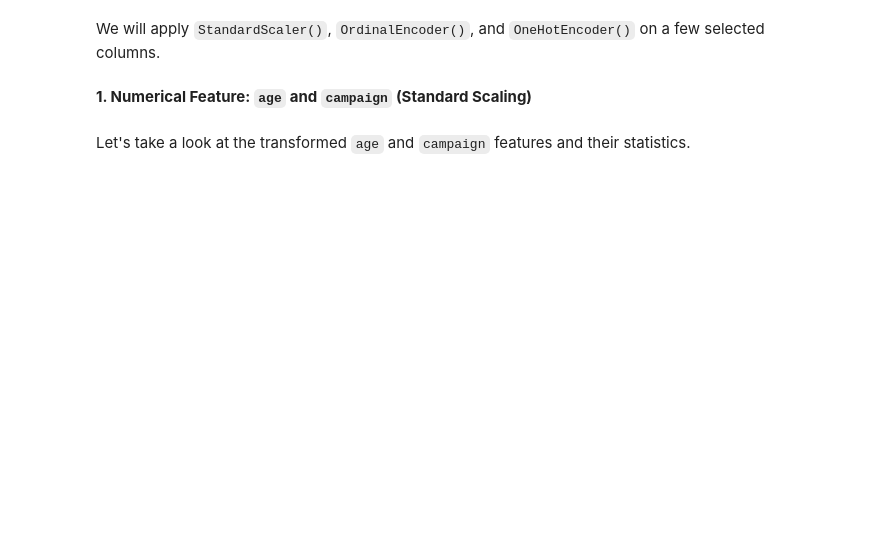
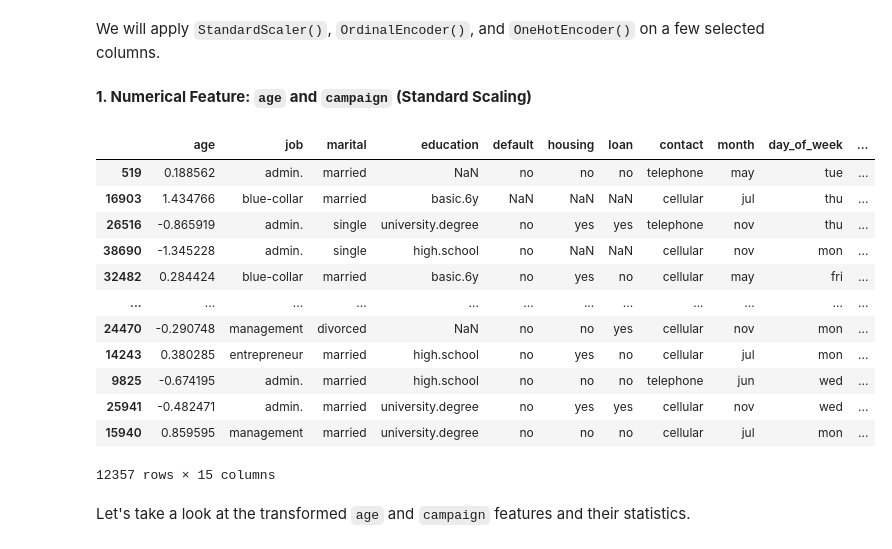
Before and after one commit to AthithepSuksupsri/229352_Stat-learning-for-data-sci, a Jupyter notebook: Lab02_Data_Preprocessing.ipynb, the cells around one changed output. Saved outputs shown, nothing was run; the diff lists cells and outputs as text; code cells hidden in the pictures; blank space fills up the shorter version.

```diff
--- a/Lab02_Data_Preprocessing.ipynb
+++ b/Lab02_Data_Preprocessing.ipynb
@@ -85,2 +154,24 @@ X_test_scaled_demo = # Write your code here
+# %%
+num_cols_demo = ['age', 'campaign']
+
+scaler = StandardScaler()
+X_train[num_cols_demo] = scaler.fit_transform(X_train[num_cols_demo])
+X_test[num_cols_demo] = scaler.transform(X_test[num_cols_demo])
+
+X_test
+# %% [output]
+|  | age | job | marital | education | default | housing | loan | contact | month | day_of_week | ... |
+| 519 | 0.188562 | admin. | married | NaN | no | no | no | telephone | may | tue | ... |
+| 16903 | 1.434766 | blue-collar | married | basic.6y | NaN | NaN | NaN | cellular | jul | thu | ... |
+| 26516 | -0.865919 | admin. | single | university.degree | no | yes | yes | telephone | nov | thu | ... |
+| 38690 | -1.345228 | admin. | single | high.school | no | NaN | NaN | cellular | nov | mon | ... |
+| 32482 | 0.284424 | blue-collar | married | basic.6y | no | yes | no | cellular | may | fri | ... |
+| ... | ... | ... | ... | ... | ... | ... | ... | ... | ... | ... | ... |
+| 24470 | -0.290748 | management | divorced | NaN | no | no | yes | cellular | nov | mon | ... |
+| 14243 | 0.380285 | entrepreneur | married | high.school | no | yes | no | cellular | jul | mon | ... |
+| 9825 | -0.674195 | admin. | married | high.school | no | no | no | telephone | jun | wed | ... |
+| 25941 | -0.482471 | admin. | married | university.degree | no | yes | yes | cellular | nov | wed | ... |
+| 15940 | 0.859595 | management | married | university.degree | no | no | no | cellular | jul | mon | ... |
+12357 rows × 15 columns
 # %% [markdown]
 Let's take a look at the transformed `age` and `campaign` features and their statistics.
```
Also changed, not shown: parts of 16 cells of this notebook.
